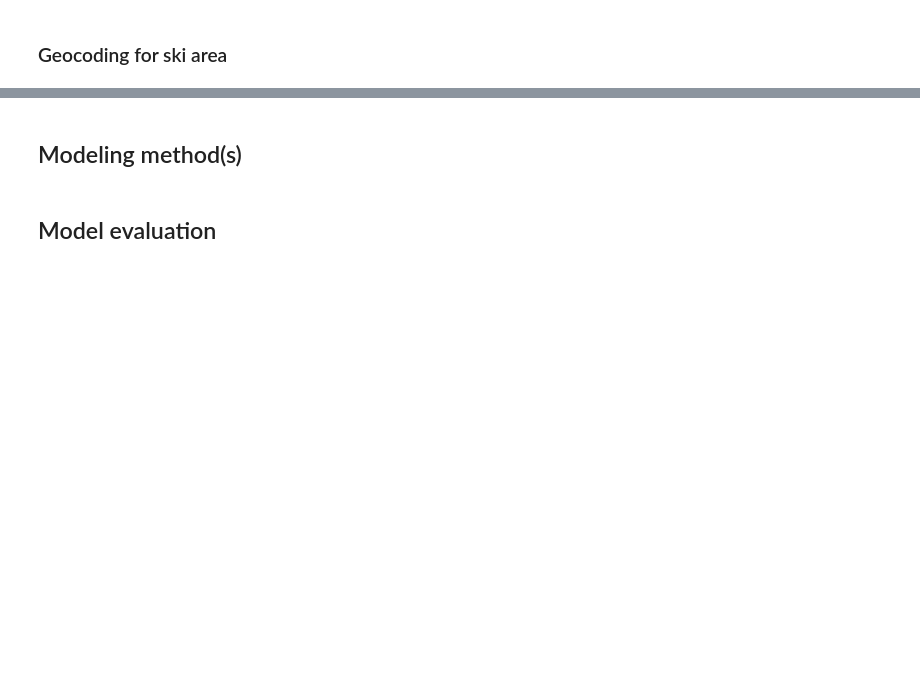
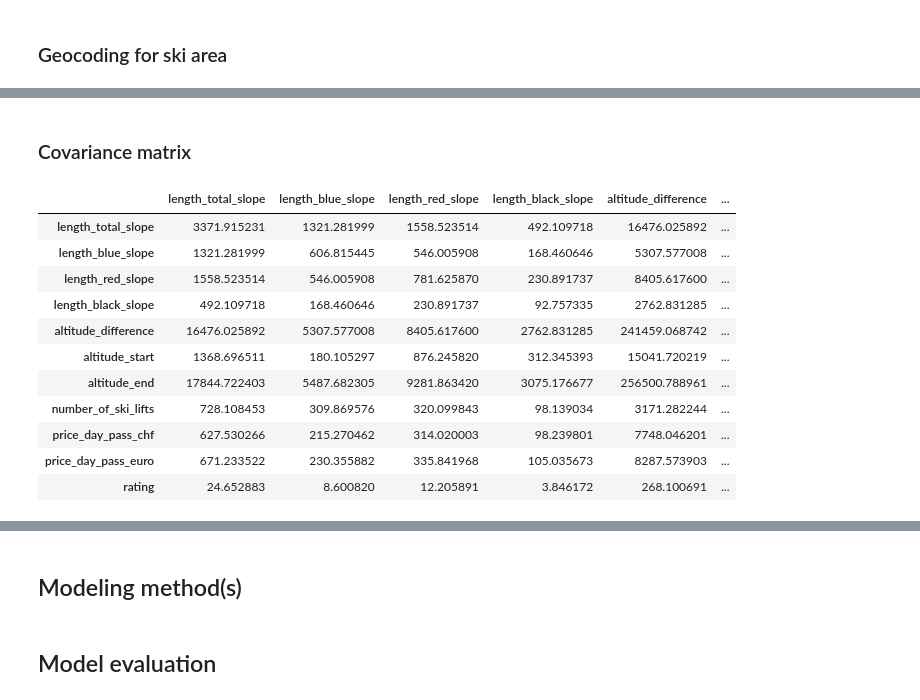
Before and after one commit to kuehnviv/arm_project, a Jupyter notebook: projekt_notebook.ipynb, the cells around one changed output, grey strips where cells are left out. Saved outputs shown, nothing was run; the diff lists cells and outputs as text; code cells hidden in the pictures; blank space fills up the shorter version.

```diff
--- a/projekt_notebook.ipynb
+++ b/projekt_notebook.ipynb
@@ -298,0 +339,27 @@ Verbindung erfolgreich hergestellt!
+# %% [markdown]
+### Covariance matrix
+# %%
+cov = df[['length_total_slope',
+          'length_blue_slope',
+          'length_red_slope',
+          'length_black_slope',
+          'altitude_difference',
+          'altitude_start',
+          'altitude_end',
+          'number_of_ski_lifts',
+          'price_day_pass_chf',
+          'price_day_pass_euro']].cov()
+cov
+# %% [output]
+|  | length_total_slope | length_blue_slope | length_red_slope | length_black_slope | altitude_difference | ... |
+| length_total_slope | 3371.915231 | 1321.281999 | 1558.523514 | 492.109718 | 16476.025892 | ... |
+| length_blue_slope | 1321.281999 | 606.815445 | 546.005908 | 168.460646 | 5307.577008 | ... |
+| length_red_slope | 1558.523514 | 546.005908 | 781.625870 | 230.891737 | 8405.617600 | ... |
+| length_black_slope | 492.109718 | 168.460646 | 230.891737 | 92.757335 | 2762.831285 | ... |
+| altitude_difference | 16476.025892 | 5307.577008 | 8405.617600 | 2762.831285 | 241459.068742 | ... |
+| altitude_start | 1368.696511 | 180.105297 | 876.245820 | 312.345393 | 15041.720219 | ... |
+| altitude_end | 17844.722403 | 5487.682305 | 9281.863420 | 3075.176677 | 256500.788961 | ... |
+| number_of_ski_lifts | 728.108453 | 309.869576 | 320.099843 | 98.139034 | 3171.282244 | ... |
+| price_day_pass_chf | 627.530266 | 215.270462 | 314.020003 | 98.239801 | 7748.046201 | ... |
+| price_day_pass_euro | 671.233522 | 230.355882 | 335.841968 | 105.035673 | 8287.573903 | ... |
+| rating | 24.652883 | 8.600820 | 12.205891 | 3.846172 | 268.100691 | ... |
```
Also changed, not shown: parts of 19 cells of this notebook, 1 other file.
